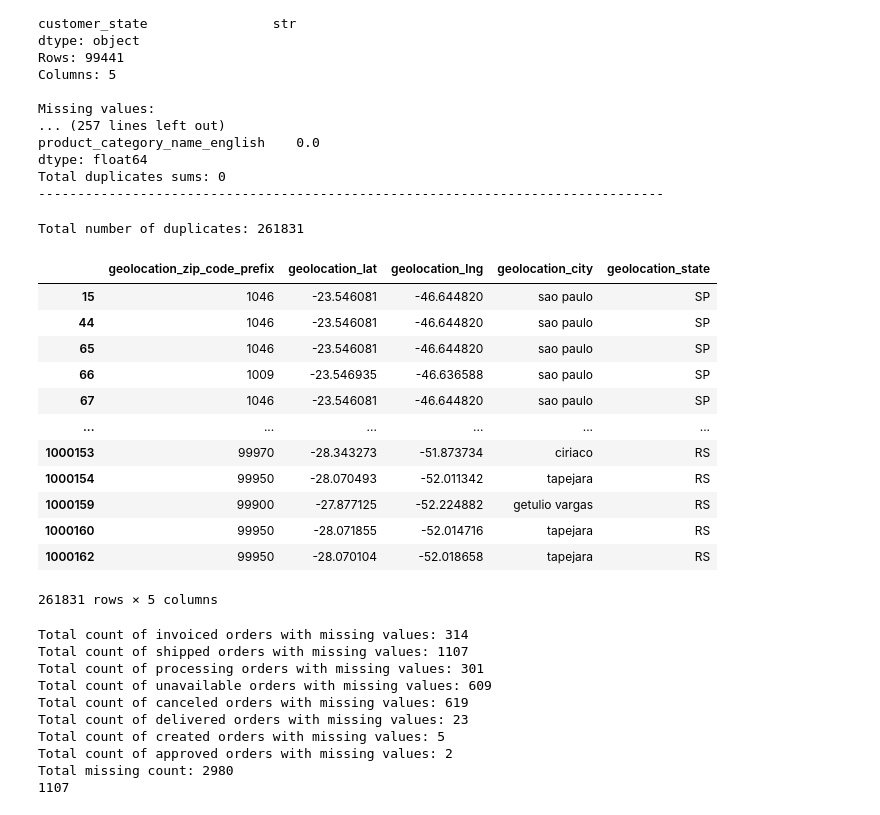
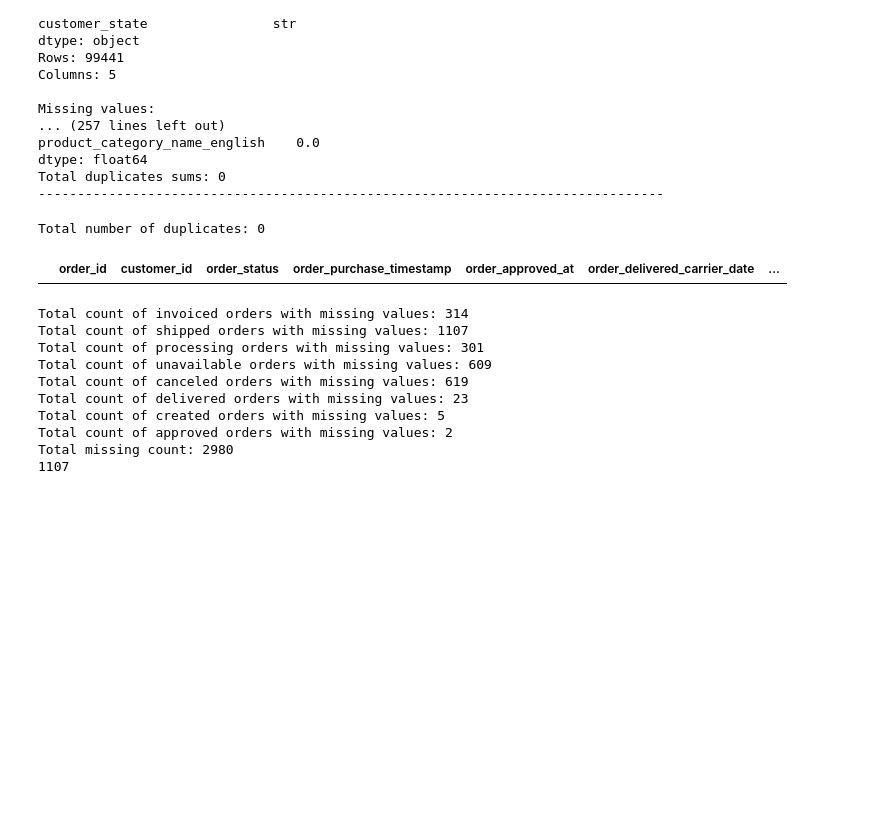
Before and after one commit to FinnMax/olist-python-eda, a Jupyter notebook: notebooks/01_data_understanding.ipynb, the cells around one changed output. Saved outputs shown, nothing was run; the diff lists cells and outputs as text; code cells hidden in the pictures; blank space fills up the shorter version.

```diff
--- a/notebooks/01_data_understanding.ipynb
+++ b/notebooks/01_data_understanding.ipynb
@@ -85,30 +84,18 @@ Total duplicates sums: 0
 # %%
 ##Duplicates analysis##
 def duplicates_check(dataset_name, datasets):
     dataset = datasets[dataset_name]
     dataset.head()
     duplicates = dataset.duplicated()
     print(f"Total number of duplicates: {duplicates.sum()}")
     display(dataset[duplicates])
-duplicates_check(dataset_name="olist_geolocation_dataset.csv", datasets=datasets)
+duplicates_check(dataset_name="olist_orders_dataset.csv", datasets=datasets)
 
 ## Based on this the duplicates seem to be associated only with the same order location so there is no need for removal
 ## No other duplicates were noticed in any of the datasets
 # %% [output]
-Total number of duplicates: 261831
+Total number of duplicates: 0
-|  | geolocation_zip_code_prefix | geolocation_lat | geolocation_lng | geolocation_city | geolocation_state |
-| 15 | 1046 | -23.546081 | -46.644820 | sao paulo | SP |
-| 44 | 1046 | -23.546081 | -46.644820 | sao paulo | SP |
-| 65 | 1046 | -23.546081 | -46.644820 | sao paulo | SP |
-| 66 | 1009 | -23.546935 | -46.636588 | sao paulo | SP |
-| 67 | 1046 | -23.546081 | -46.644820 | sao paulo | SP |
-| ... | ... | ... | ... | ... | ... |
-| 1000153 | 99970 | -28.343273 | -51.873734 | ciriaco | RS |
-| 1000154 | 99950 | -28.070493 | -52.011342 | tapejara | RS |
-| 1000159 | 99900 | -27.877125 | -52.224882 | getulio vargas | RS |
-| 1000160 | 99950 | -28.071855 | -52.014716 | tapejara | RS |
-| 1000162 | 99950 | -28.070104 | -52.018658 | tapejara | RS |
+|  | order_id | customer_id | order_status | order_purchase_timestamp | order_approved_at | order_delivered_carrier_date | ... |
-261831 rows × 5 columns
 # %%
 ##Missing values analysis
 def missing_orders_check(dataset_name, datasets):
```
Also changed, not shown: parts of 5 cells of this notebook, 1 other file.
